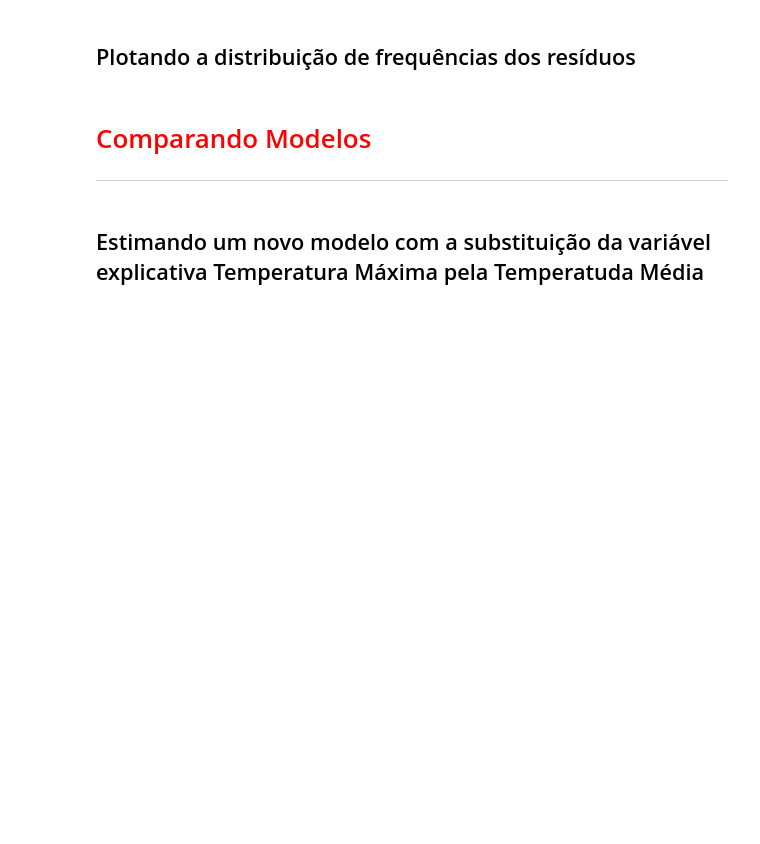
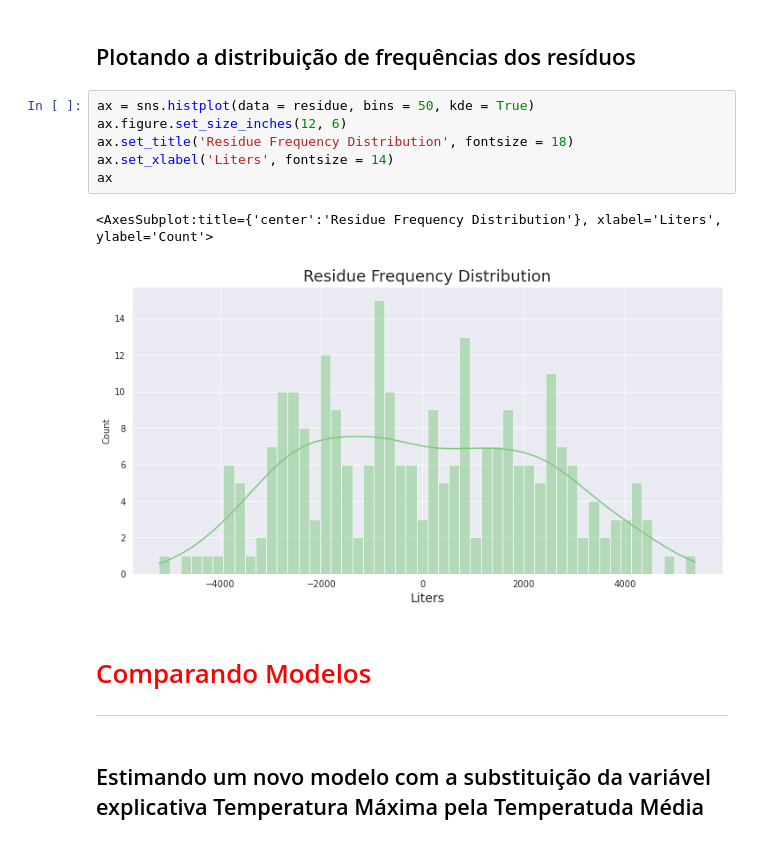
Before and after one commit to Gabriel-limadev/data_science_study, a Jupyter notebook: 5 - Regressão linear: testando relações e prevendo resultados/course_files/regressao_linear.ipynb, the cells around one changed output. Drawn from its saved outputs; the diff is of its cells as text; blank space fills up the shorter version.

```diff
--- a/5 - Regressão linear: testando relações e prevendo resultados/course_files/regressao_linear.ipynb
+++ b/5 - Regressão linear: testando relações e prevendo resultados/course_files/regressao_linear.ipynb
@@ -522,5 +671,14 @@ Fonte: Econometria Básica - 5ª edição - Gujarati e Porter
 # %% [markdown]
 ## Plotando a distribuição de frequências dos resíduos
+# %%
+ax = sns.histplot(data = residue, bins = 50, kde = True)
+ax.figure.set_size_inches(12, 6)
+ax.set_title('Residue Frequency Distribution', fontsize = 18)
+ax.set_xlabel('Liters', fontsize = 14)
+ax
+# %% [output]
+<AxesSubplot:title={'center':'Residue Frequency Distribution'}, xlabel='Liters', ylabel='Count'>
+[figure, added]
 # %% [markdown]
 # <font color='red' style='font-size: 30px;'>Comparando Modelos</font>
 <hr style='border: 2px solid red;'>
```
Also changed, not shown: parts of 33 cells of this notebook.
